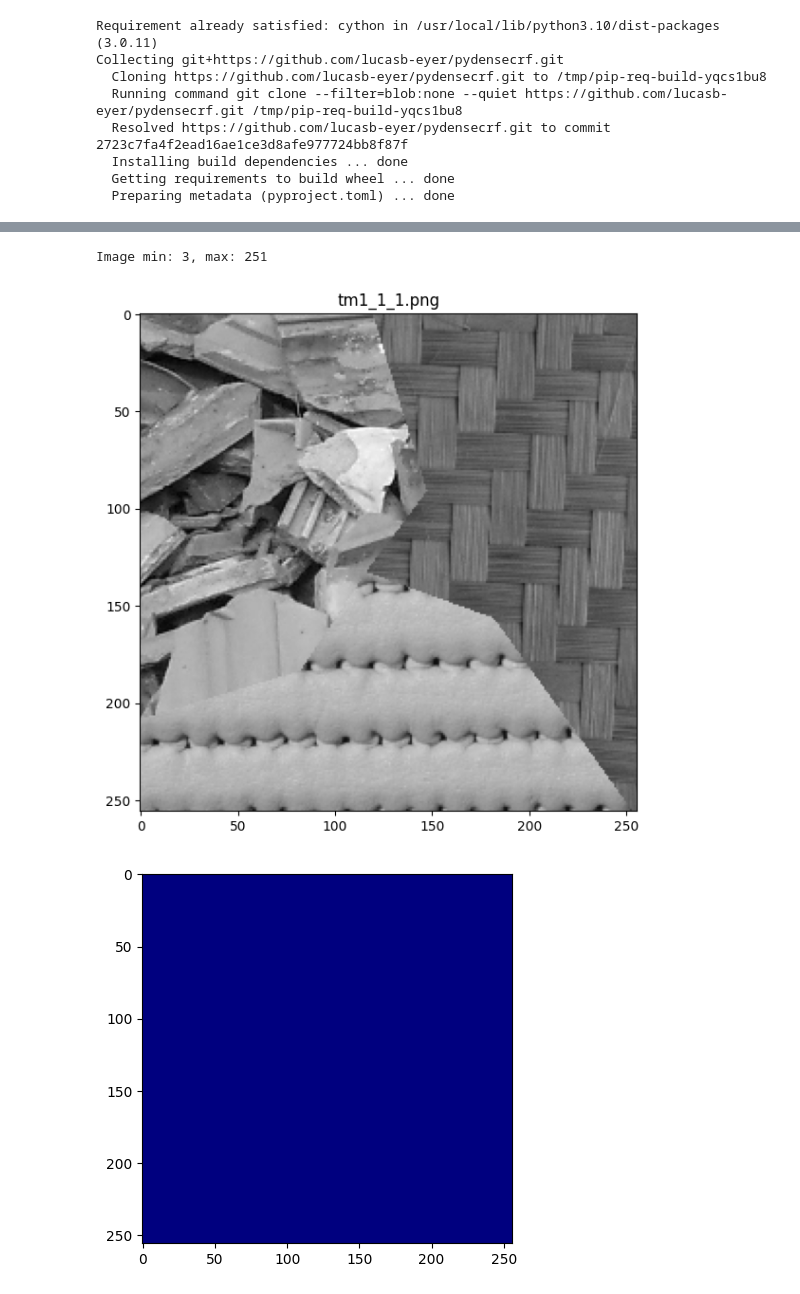
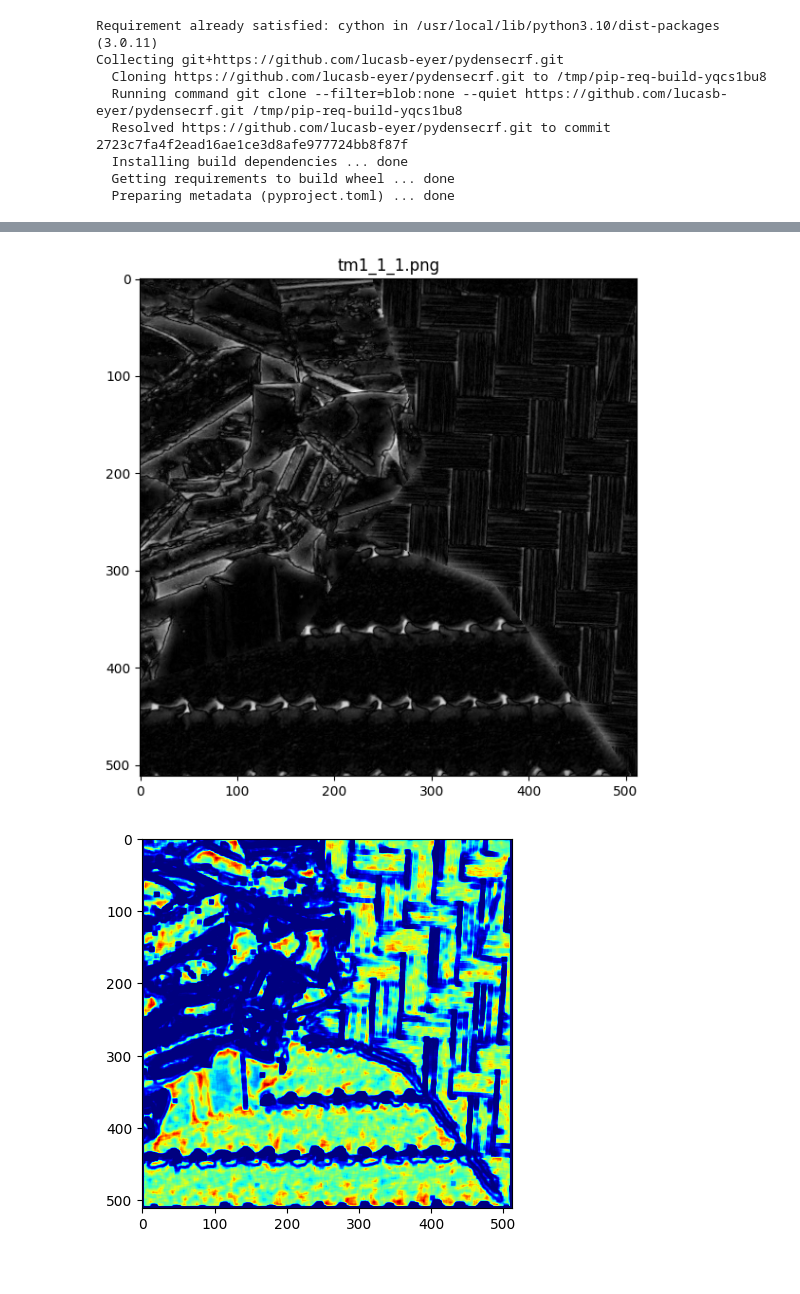
Before and after one commit to dmytro-varich/Texture-Segmentation-App, a Jupyter notebook: segmentation_main.ipynb, the cells around one changed output, grey strips where cells are left out. Saved outputs shown, nothing was run; the diff lists cells and outputs as text; code cells hidden in the pictures.

```diff
--- a/segmentation_main.ipynb
+++ b/segmentation_main.ipynb
@@ -215,7 +212,8 @@ class TextureSegmentation:
         *,
         resize_shape: Tuple[int, int] = None,
         normalize: bool = True,
-        sigma: Optional[Union[float, int]]
+        sigma: Optional[Union[float, int]],
+        apply_edge_detection: bool = False
     ) -> np.ndarray:
         """
         Preprocess the input image by applying optional resizing, normalization, and Gaussian blur.
@@ -252,9 +250,12 @@ class TextureSegmentation:
 
         # Apply Gaussian blur if sigma is provided (None means no blur)
         if sigma is not None:
-            image = gaussian(image, sigma=sigma)
-            # image = np.abs(image - blurred)
-
+            blured = gaussian(image, sigma=sigma)
+            #
+            if apply_edge_detection:
+                image = np.abs(image - blured)
+            else:
+                image = blured
         return image
 
     @staticmethod
@@ -636,14 +637,16 @@ def main(directory):
     TextureSegmentation.show_images(images, rows=rows, cols=cols, figsize=figsize, cmap='gray')
 
     # Preprocess images
-    resize_shape = (256, 256)
+    resize_shape = None
     normalize = True
-    sigma = None
+    sigma = 8
+    apply_edge_detection = True
     for key, image in images.items():
         images[key] = TextureSegmentation.preprocess_image(image,
                                                            resize_shape=resize_shape,
                                                            normalize=normalize,
-                                                           sigma=sigma)
+                                                           sigma=sigma,
+                                                           apply_edge_detection=apply_edge_detection)
 
     # Display the preprocessed images
     TextureSegmentation.show_images(images, rows=rows, cols=cols, figsize=figsize, cmap='gray')
@@ -664,37 +667,36 @@ def main(directory):
     # print(f"PRP centroids: {prp_centroids}")
     # Segment the images by extracting texture features and using the Mumford-Shah
     segmented_images, edges = dict(), dict()
-    sigma = 0.3
+    sigma = 0.1
     iterations = 1
     for key, image in images.items():
         segmented_images[key], edges[key] = TextureSegmentation.segmentation(image, prp_centroids,
                                                                             patch_size=patch_size,
                                                                             sigma=sigma,
                                                                             iterations=iterations)
 
     # Display the segmented images and edges
     TextureSegmentation.show_images(segmented_images, figsize=figsize, rows=rows, cols=cols, cmap=None)
     TextureSegmentation.show_images(edges, figsize=figsize, rows=rows, cols=cols, cmap=None)
 
     # Assign labels to the segmented images
     labels = dict()
     sigma = 0.1
     for key, segmented_image in segmented_images.items():
         labels[key] = TextureSegmentation.assign_labels(segmented_image, prp_centroids,
                                                         patch_size=patch_size,
                                                         sigma=sigma)
 
     # Display the labels
     TextureSegmentation.show_images(labels, figsize=figsize, rows=rows, cols=cols, cmap='tab20')
 
     # Save the segmented images to the output directory
     # TextureSegmantation.save_segmented_images('output', {})
 
 if __name__ == '__main__':
     directory = 'data/'
     main(directory)
 # %% [output]
 [figure]
-Image min: 3, max: 251
-[figure, old version]
+[figure, new version]
-[figure, old version]
+[figure, new version]
```
Also changed, not shown: parts of 2 cells of this notebook.
